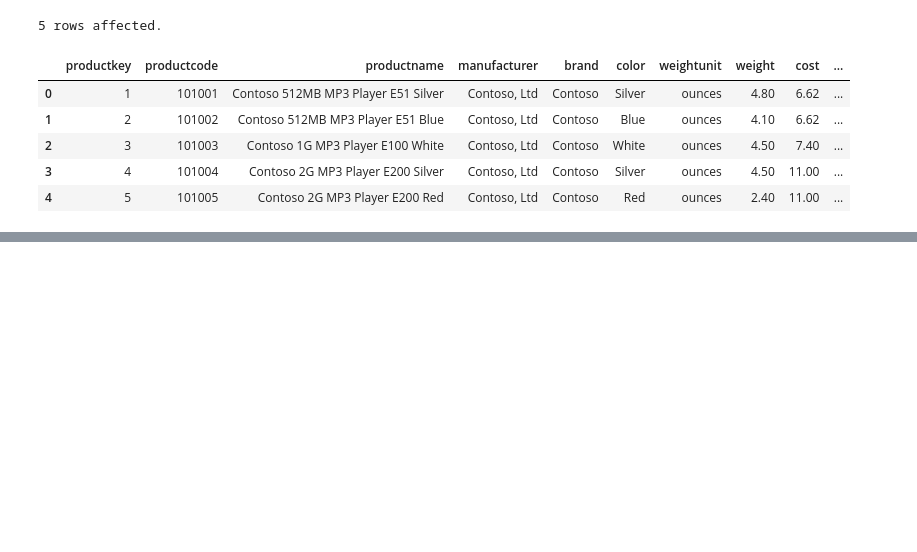
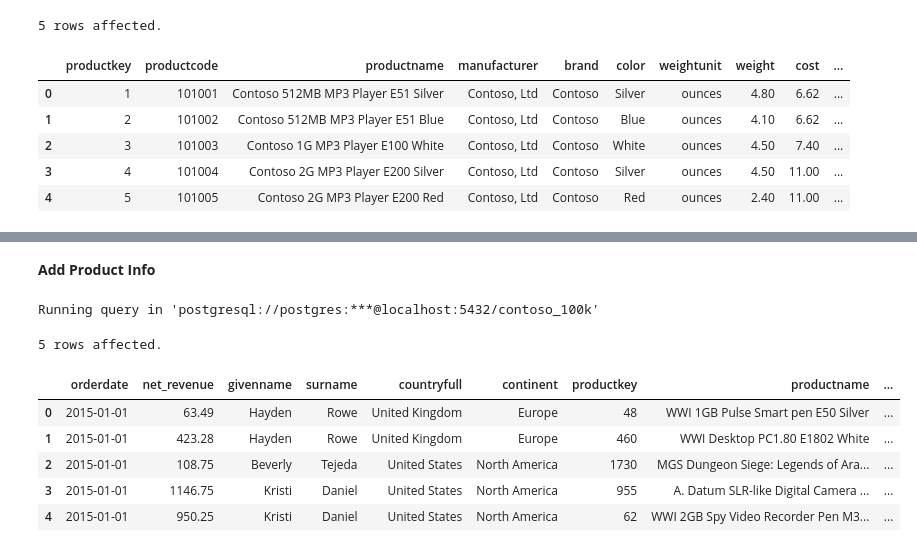
Before and after one commit to harshbrar03/SQL-Project, a Jupyter notebook: Resources/Blank_SQL_Notebook.ipynb, the cells around one changed output, grey strips where cells are left out. Saved outputs shown, nothing was run; the diff lists cells and outputs as text; code cells hidden in the pictures; blank space fills up the shorter version.

```diff
--- a/Resources/Blank_SQL_Notebook.ipynb
+++ b/Resources/Blank_SQL_Notebook.ipynb
@@ -154,0 +195,32 @@ Running query in 'postgresql://postgres:***@localhost:5432/contoso_100k'
+# %% [markdown]
+**Add Product Info**
+# %%
+%%sql
+
+SELECT
+  s.orderdate,
+  s.quantity * s.netprice * s.exchangerate AS net_revenue,
+  c.givenname,
+  c.surname,
+  c.countryfull,
+  c.continent,
+  p.productkey,
+  p.productname,
+  p.categoryname,
+  p.subcategoryname
+FROM
+  sales s
+LEFT JOIN
+  customer c ON s.customerkey = c.customerkey
+LEFT JOIN
+  product p ON s.productkey = p.productkey
+LIMIT 5;
+# %% [output]
+Running query in 'postgresql://postgres:***@localhost:5432/contoso_100k'
+5 rows affected.
+|  | orderdate | net_revenue | givenname | surname | countryfull | continent | productkey | productname | ... |
+| 0 | 2015-01-01 | 63.49 | Hayden | Rowe | United Kingdom | Europe | 48 | WWI 1GB Pulse Smart pen E50 Silver | ... |
+| 1 | 2015-01-01 | 423.28 | Hayden | Rowe | United Kingdom | Europe | 460 | WWI Desktop PC1.80 E1802 White | ... |
+| 2 | 2015-01-01 | 108.75 | Beverly | Tejeda | United States | North America | 1730 | MGS Dungeon Siege: Legends of Ara... | ... |
+| 3 | 2015-01-01 | 1146.75 | Kristi | Daniel | United States | North America | 955 | A. Datum SLR-like Digital Camera ... | ... |
+| 4 | 2015-01-01 | 950.25 | Kristi | Daniel | United States | North America | 62 | WWI 2GB Spy Video Recorder Pen M3... | ... |
```
Also changed, not shown: parts of 11 cells of this notebook.
